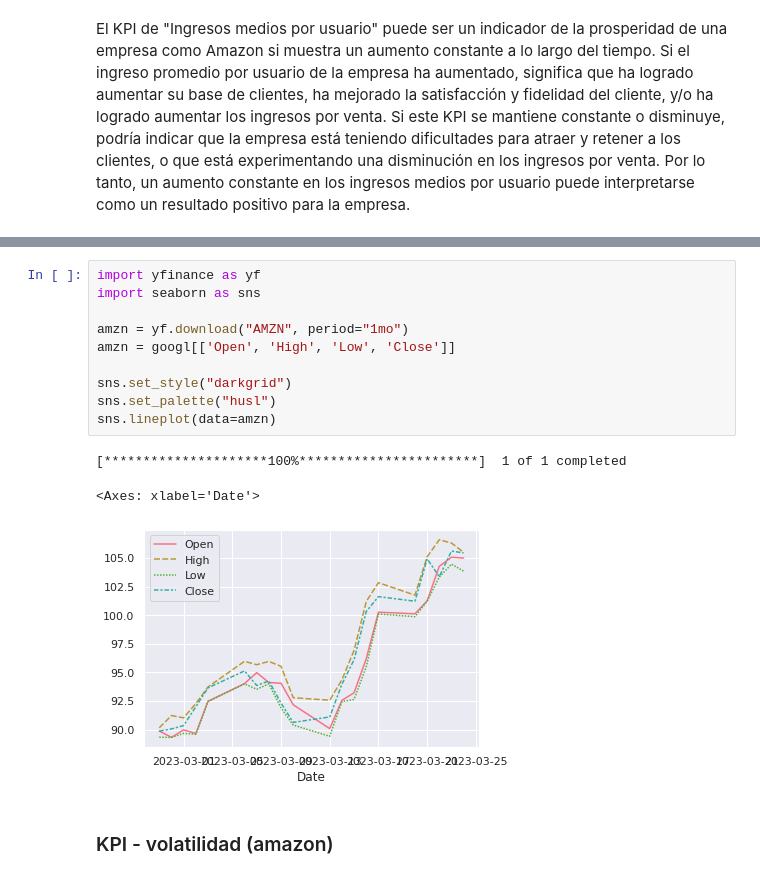
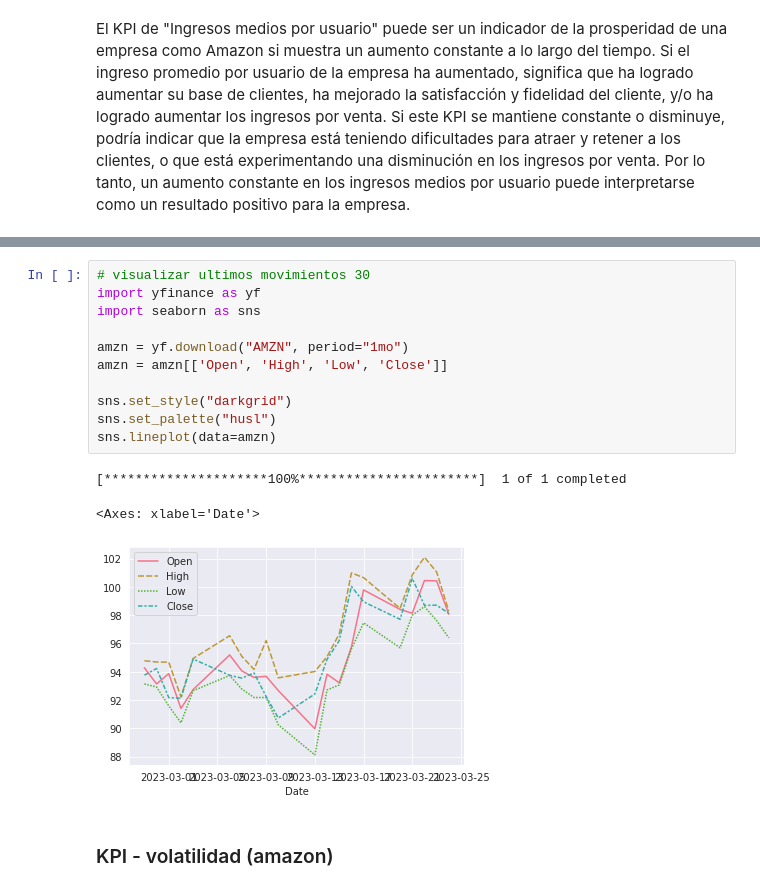
Before and after one commit to diegomaneyro/Analytics, a Jupyter notebook: Anáisis de Riesgo/Analisis_Riesgo.ipynb, the cells around one changed output, grey strips where cells are left out. Cells and saved outputs as stored; diff of their text form.

```diff
--- a/Anáisis de Riesgo/Analisis_Riesgo.ipynb
+++ b/Anáisis de Riesgo/Analisis_Riesgo.ipynb
@@ -309,17 +310,18 @@ plt.show()
 # %%
+# visualizar ultimos movimientos 30
 import yfinance as yf
 import seaborn as sns
 
 amzn = yf.download("AMZN", period="1mo")
-amzn = googl[['Open', 'High', 'Low', 'Close']]
+amzn = amzn[['Open', 'High', 'Low', 'Close']]
 
 sns.set_style("darkgrid")
 sns.set_palette("husl")
 sns.lineplot(data=amzn)
 # %% [output]
 [*********************100%***********************]  1 of 1 completed
 <Axes: xlabel='Date'>
-[figure, old version]
+[figure, new version]
 # %% [markdown]
 ### KPI - volatilidad (amazon)
 # %%
```
Also changed, not shown: parts of 25 cells of this notebook.
